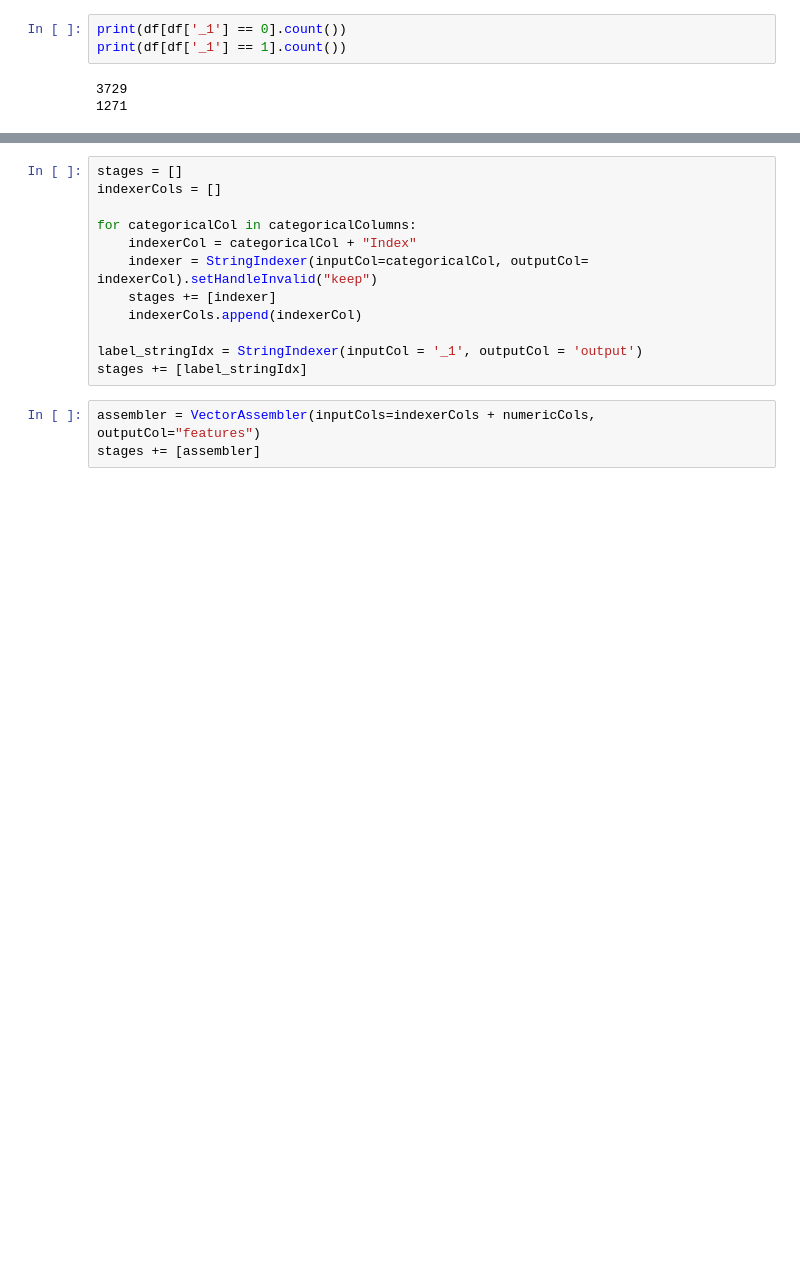
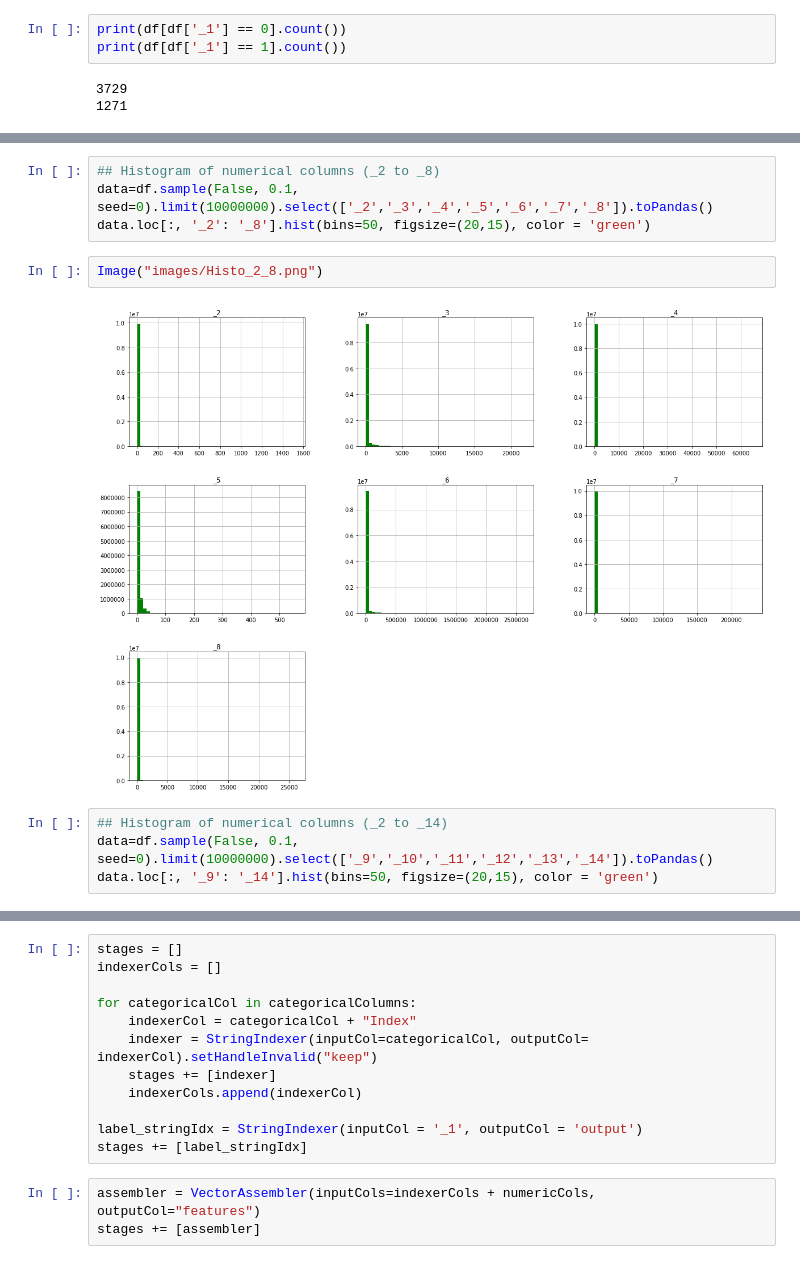
Before and after one commit to rmajumder/w261-final, a Jupyter notebook: master/master_w261_project.ipynb, the cells around one changed output, grey strips where cells are left out. Saved outputs shown, nothing was run; the diff lists cells and outputs as text; blank space fills up the shorter version.

```diff
--- a/master/master_w261_project.ipynb
+++ b/master/master_w261_project.ipynb
@@ -228,0 +235,12 @@ print(df[df['_1'] == 1].count())
+# %%
+## Histogram of numerical columns (_2 to _8)
+data=df.sample(False, 0.1, seed=0).limit(10000000).select(['_2','_3','_4','_5','_6','_7','_8']).toPandas()
+data.loc[:, '_2': '_8'].hist(bins=50, figsize=(20,15), color = 'green')
+# %%
+Image("images/Histo_2_8.png")
+# %% [output]
+[figure, added]
+# %%
+## Histogram of numerical columns (_2 to _14)
+data=df.sample(False, 0.1, seed=0).limit(10000000).select(['_9','_10','_11','_12','_13','_14']).toPandas()
+data.loc[:, '_9': '_14'].hist(bins=50, figsize=(20,15), color = 'green')
```
Also changed, not shown: parts of 6 cells of this notebook, 4 other files.
